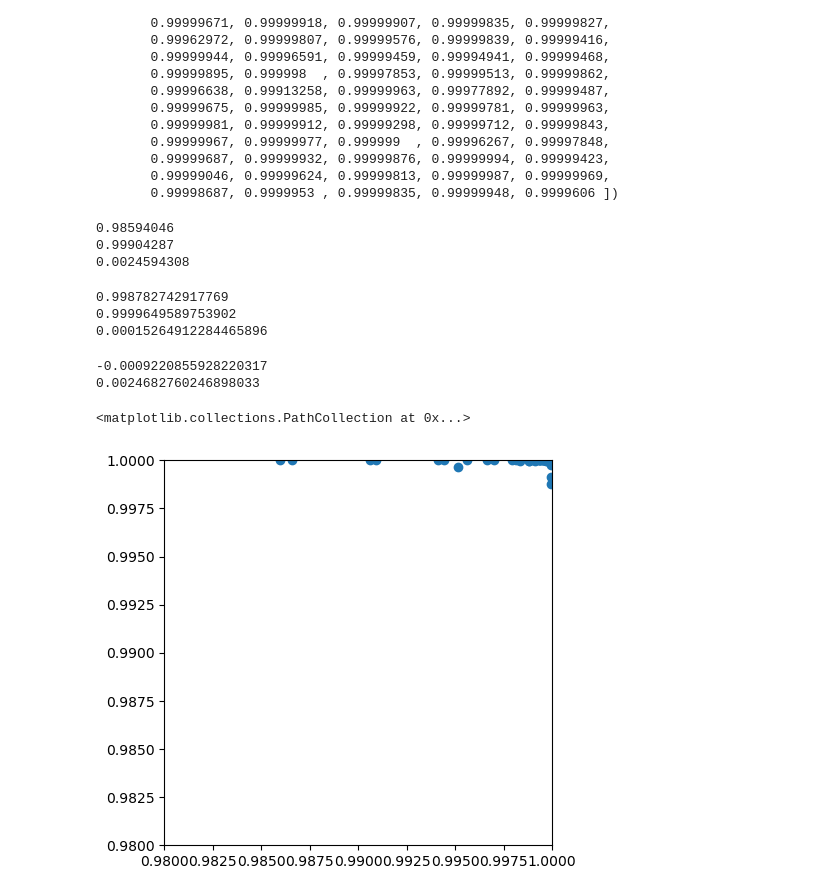
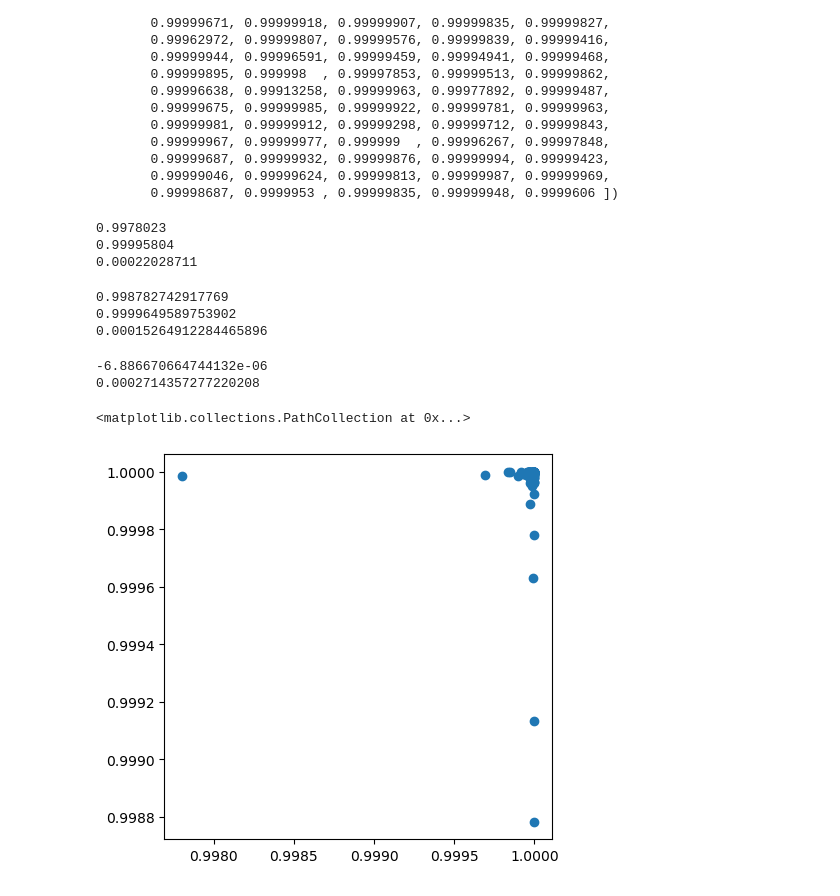
Before and after one commit to bayesflow-org/Hierarchical-Model-Comparison, a Jupyter notebook: notebooks/02_bridge_sampling_comparison/non_nested_models/ood_experiment.ipynb, the cells around one changed output. Drawn from its saved outputs; the diff is of its cells as text; code cells hidden in the pictures.

```diff
--- a/notebooks/02_bridge_sampling_comparison/non_nested_models/ood_experiment.ipynb
+++ b/notebooks/02_bridge_sampling_comparison/non_nested_models/ood_experiment.ipynb
@@ -20,18 +20,19 @@ import matplotlib.pyplot as plt
 # Load network
 # %%
 summary_net = bf.summary_networks.HierarchicalNetwork([
-    bf.networks.DeepSet(dense_s1_args=summary_meta_validation['level_1']['inv_inner']['dense_inv_pre_pooling_args'],
-                        dense_s2_args=summary_meta_validation['level_1']['inv_outer']['dense_inv_post_pooling_args'],
-                        dense_s3_args=summary_meta_validation['level_1']['dense_equiv_args']),
-    bf.networks.DeepSet(dense_s1_args=summary_meta_validation['level_2']['inv_inner']['dense_inv_pre_pooling_args'],
-                        dense_s2_args=summary_meta_validation['level_2']['inv_outer']['dense_inv_post_pooling_args'],
-                        dense_s3_args=summary_meta_validation['level_2']['dense_equiv_args'])
+    bf.networks.DeepSet(dense_s1_args=summary_meta_validation_2['level_1']['dense_s1_args'],
+                        dense_s2_args=summary_meta_validation_2['level_1']['dense_s2_args'],
+                        dense_s3_args=summary_meta_validation_2['level_1']['dense_s3_args']),
+    bf.networks.DeepSet(summary_dim=128,
+                        dense_s1_args=summary_meta_validation_2['level_2']['dense_s1_args'],
+                        dense_s2_args=summary_meta_validation_2['level_2']['dense_s2_args'],
+                        dense_s3_args=summary_meta_validation_2['level_2']['dense_s3_args'])
 ])
 probability_net = bf.inference_networks.PMPNetwork(num_models=2,
-                                                   dense_args=probability_meta_validation['dense_args'],
-                                                   dropout=False)
+                                                    dense_args=probability_meta_validation_2['dense_args'],
+                                                    dropout=False)
 amortizer = bf.amortizers.AmortizedModelComparison(probability_net,
-                                                   summary_net,
-                                                   loss_fun=partial(bf.losses.log_loss, label_smoothing=None))
+                                                    summary_net,
+                                                    loss_fun=partial(bf.losses.log_loss, label_smoothing=None))
 # %%
 # Training steps
@@ -244,6 +246,10 @@ noise_data_ood = noise_simulator(n_data_sets, RNG=np.random.default_rng(2023))['
 val_folder = os.path.join(os.path.dirname(os.path.dirname(os.path.dirname(os.getcwd()))),'data', '02_bridge_sampling_comparison','non_nested_models')
 
 #np.save(os.path.join(val_folder, 'noise_data_ood'), noise_data_ood)
+# %%
+# load data sets
+
+noise_data_ood = np.load(os.path.join(val_folder, 'noise_data_ood.npy'))
 # %% [markdown]
 # Compare predictions
 # %%
@@ -315,9 +321,9 @@ print(np.min(NN_array))
 print(np.mean(NN_array))
 print(np.std(NN_array))
 # %% [output]
-0.98594046
-0.99904287
-0.0024594308
+0.9978023
+0.99995804
+0.00022028711
 # %%
 print(np.min(bridge_array))
 print(np.mean(bridge_array))
@@ -330,13 +336,13 @@ print(np.std(bridge_array))
 print(np.mean(NN_array-bridge_array))
 print(np.std(NN_array-bridge_array))
 # %% [output]
--0.0009220855928220317
-0.0024682760246898033
+-6.886670664744132e-06
+0.0002714357277220208
 # %%
 f, ax = plt.subplots(1, 1, figsize=(5,5))
-ax.set_xlim([0.98, 1])
-ax.set_ylim([0.98, 1])
+#ax.set_xlim([0.98, 1])
+#ax.set_ylim([0.98, 1])
 ax.scatter(NN_array, bridge_array)
 # %% [output]
 <matplotlib.collections.PathCollection at 0x...>
-[figure, old version]
+[figure, new version]
```
Also changed, not shown: parts of 18 cells of this notebook, 3 other files.
